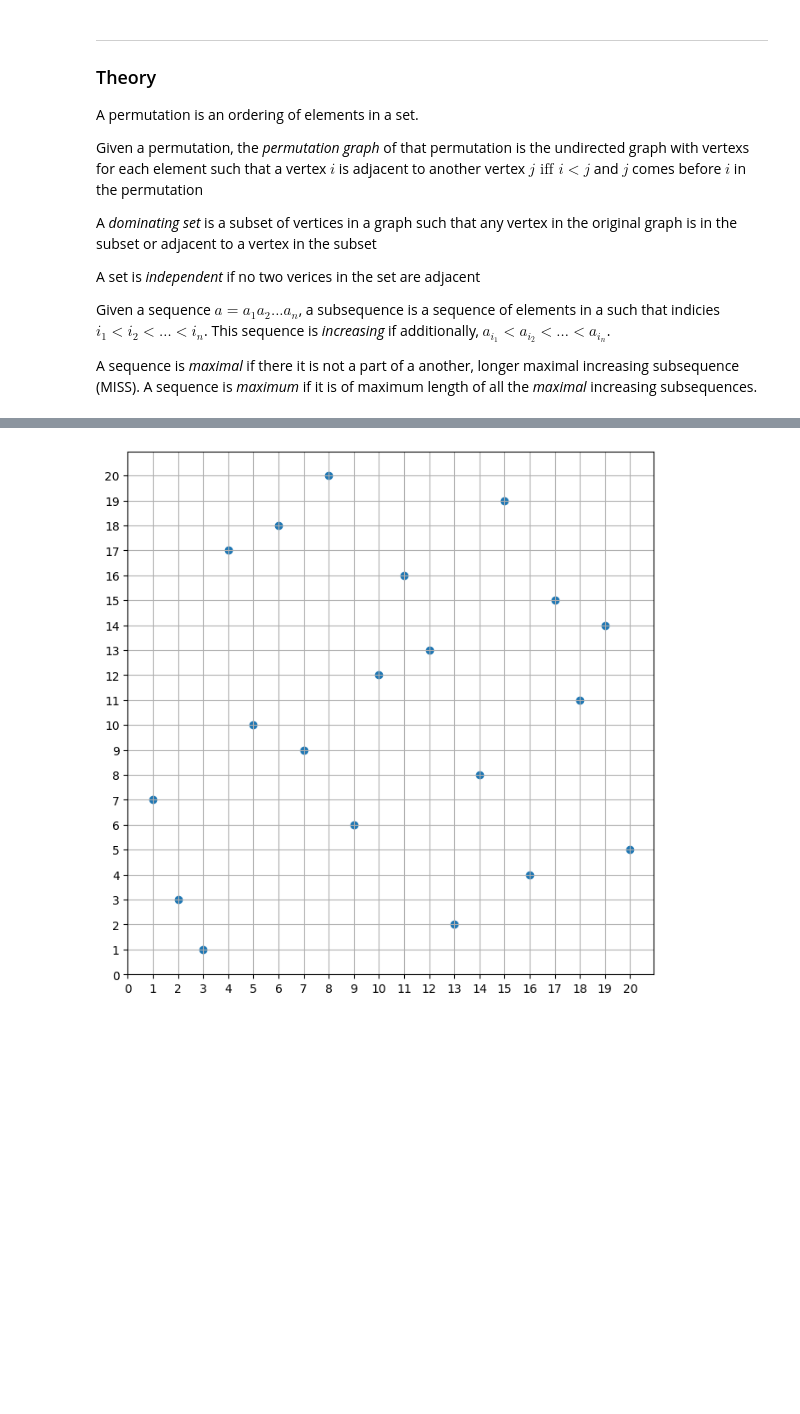
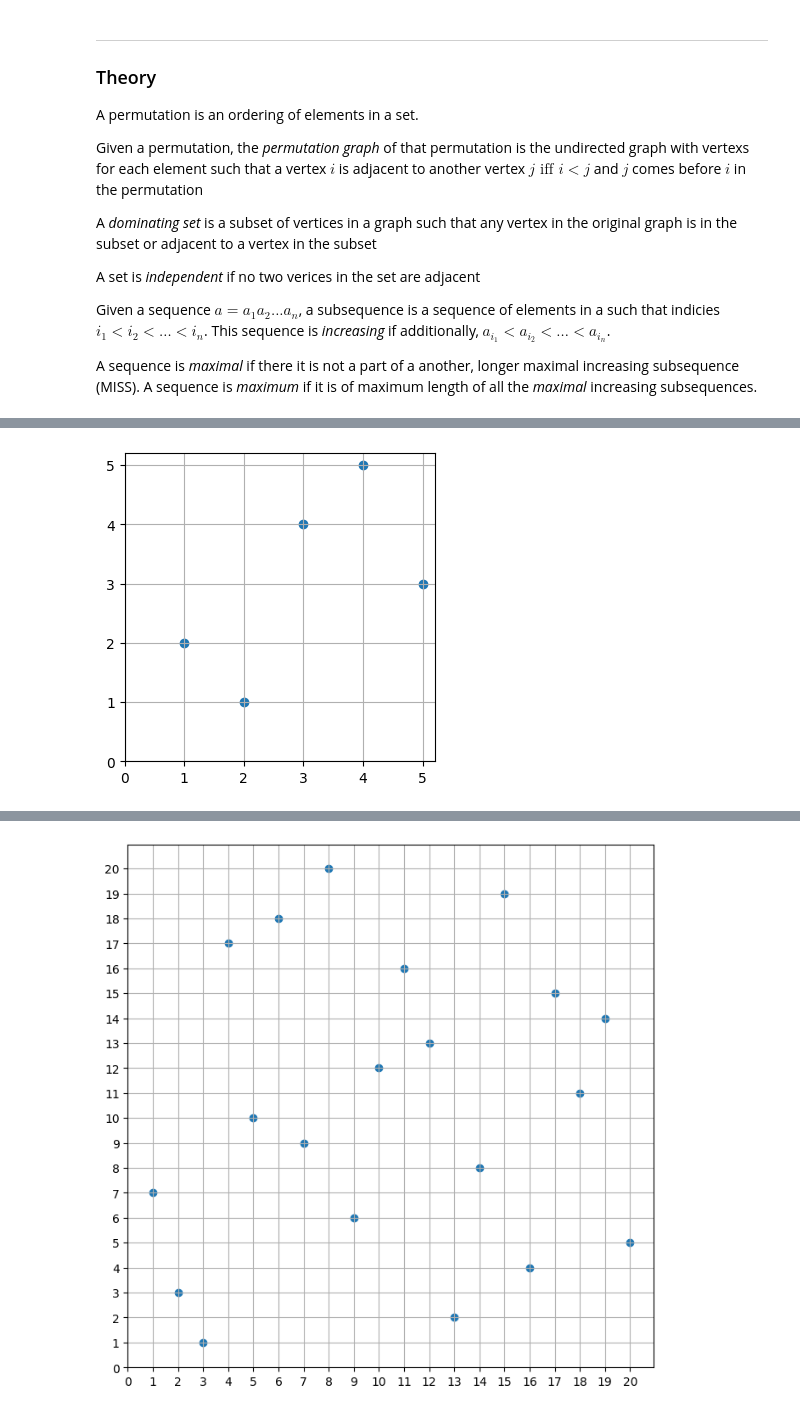
Before and after one commit to innyun/Modulus-Project, a Jupyter notebook: modulus project.ipynb, the cells around one changed output, grey strips where cells are left out. Drawn from its saved outputs; the diff is of its cells as text; code cells hidden in the pictures; blank space fills up the shorter version.

```diff
--- a/modulus project.ipynb
+++ b/modulus project.ipynb
@@ -115,0 +153,17 @@ A sequence is *maximal* if there it is not a part of a another, longer maximal i
+# %%
+pi =  [2, 1, 4, 5, 3]
+
+x = range(1,6)
+
+
+# initialize figure
+fig, fig = plt.subplots(figsize=(4, 4))
+
+plt.scatter(x,pi)
+
+# Set the ticks to be at the edges of the bins.
+fig.set_xticks(range(0,6))
+fig.set_yticks(range(0,6))
+plt.grid(True)
+# %% [output]
+[figure, added]
```
Also changed, not shown: parts of 14 cells of this notebook.
